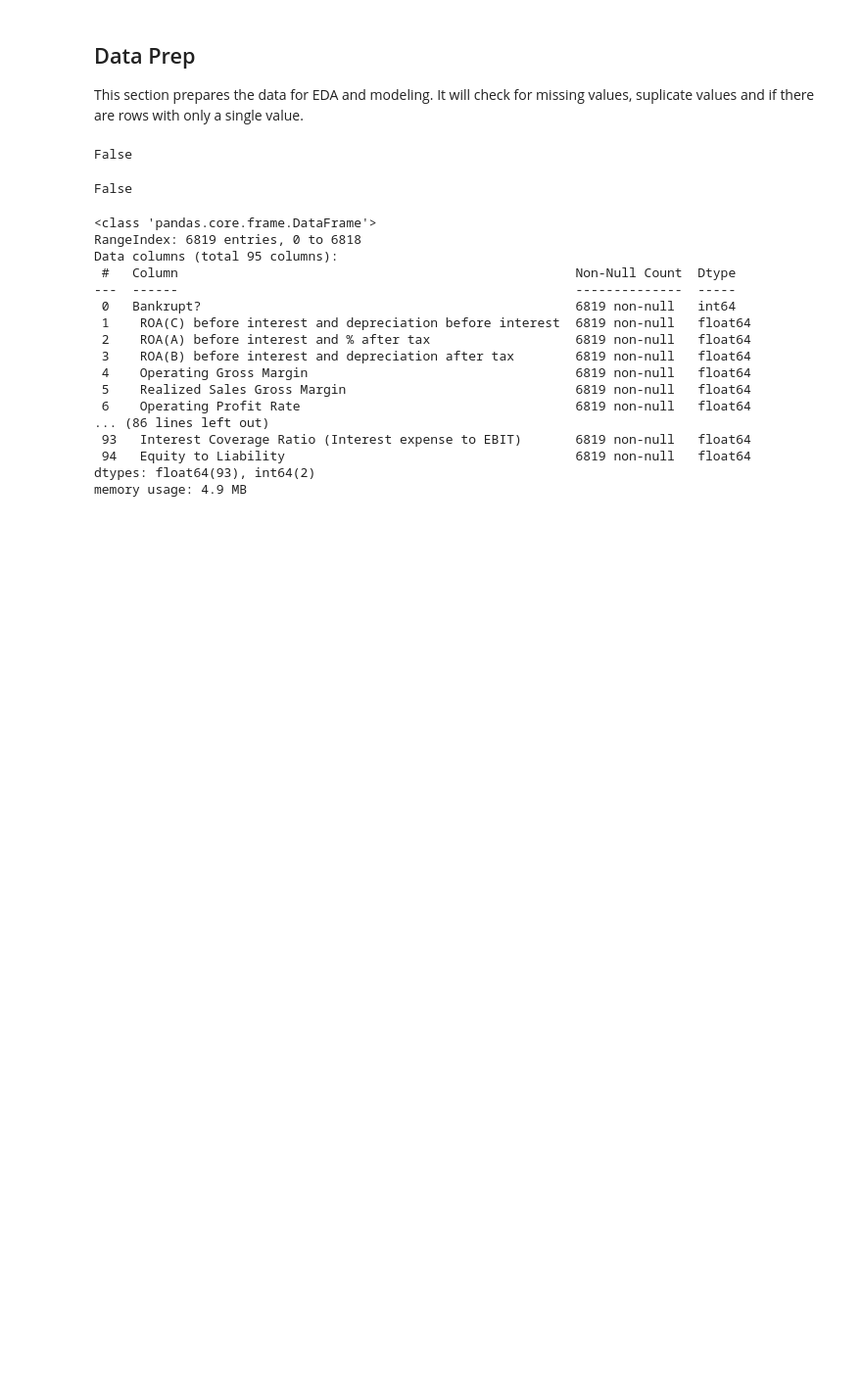
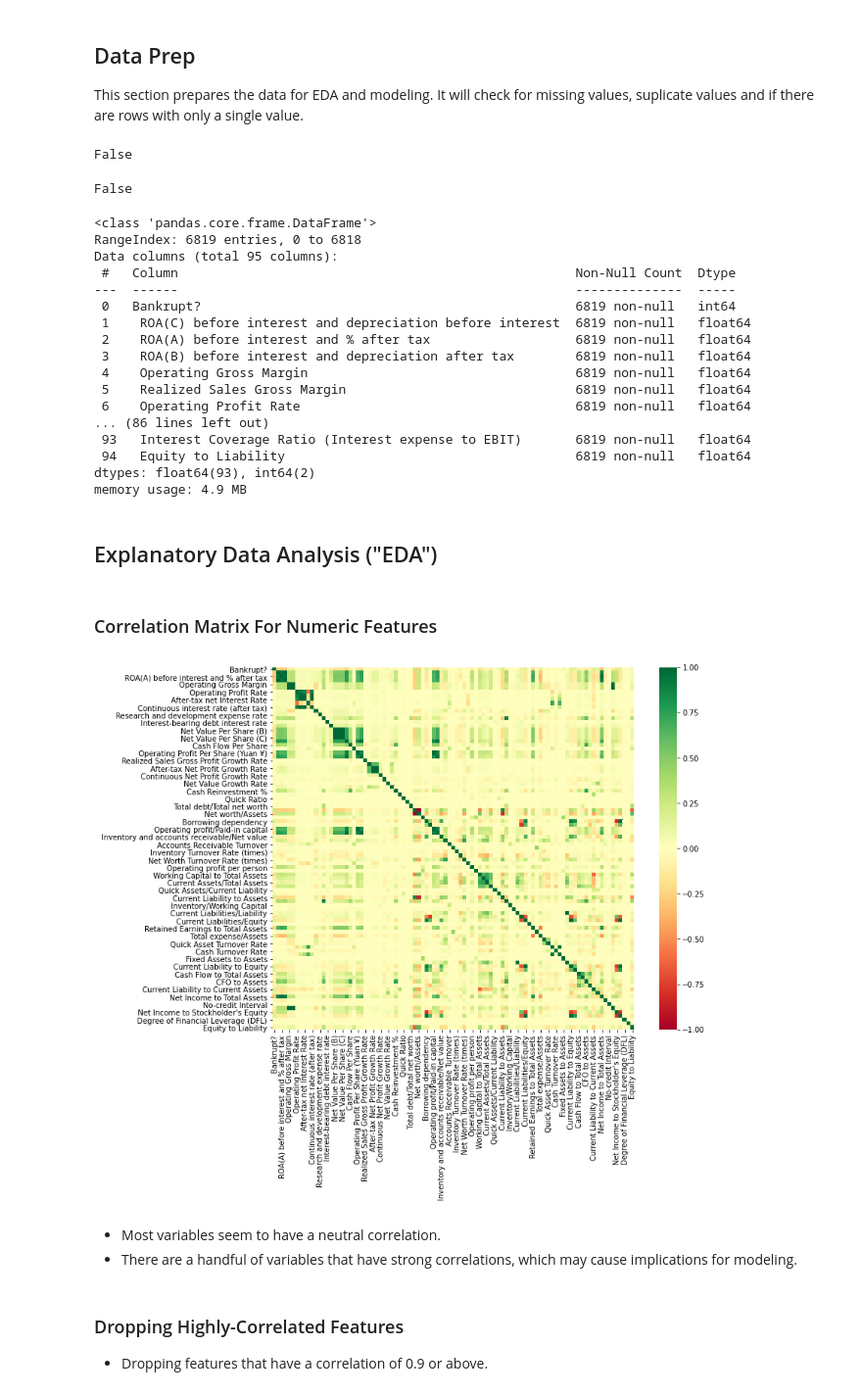
Before and after one commit to simrank3/TCB_Loan_Approval_Process, a Jupyter notebook: notebook.ipynb, the cells around one changed output. Shown at 98% size. Saved outputs shown, nothing was run; the diff lists cells and outputs as text; code cells hidden in the pictures; blank space fills up the shorter version.

```diff
--- a/notebook.ipynb
+++ b/notebook.ipynb
@@ -154,3 +154,21 @@ Data columns (total 95 columns):
  94   Equity to Liability                                      6819 non-null   float64
 dtypes: float64(93), int64(2)
 memory usage: 4.9 MB
+# %% [markdown]
+## Explanatory Data Analysis ("EDA")
+# %% [markdown]
+### Correlation Matrix For Numeric Features
+# %%
+# Plot correlation matrix
+corrmat = df.corr()
+plt.subplots(figsize=(12,9))
+sns.heatmap(corrmat, square=True,cmap='RdYlGn');
+plt.show();
+# %% [output]
+[figure, added]
+# %% [markdown]
+* Most variables seem to have a neutral correlation.
+* There are a handful of variables that have strong correlations, which may cause implications for modeling.
+# %% [markdown]
+### Dropping Highly-Correlated Features
+* Dropping features that have a correlation of 0.9 or above.
```
Also changed, not shown: parts of 13 cells of this notebook.
